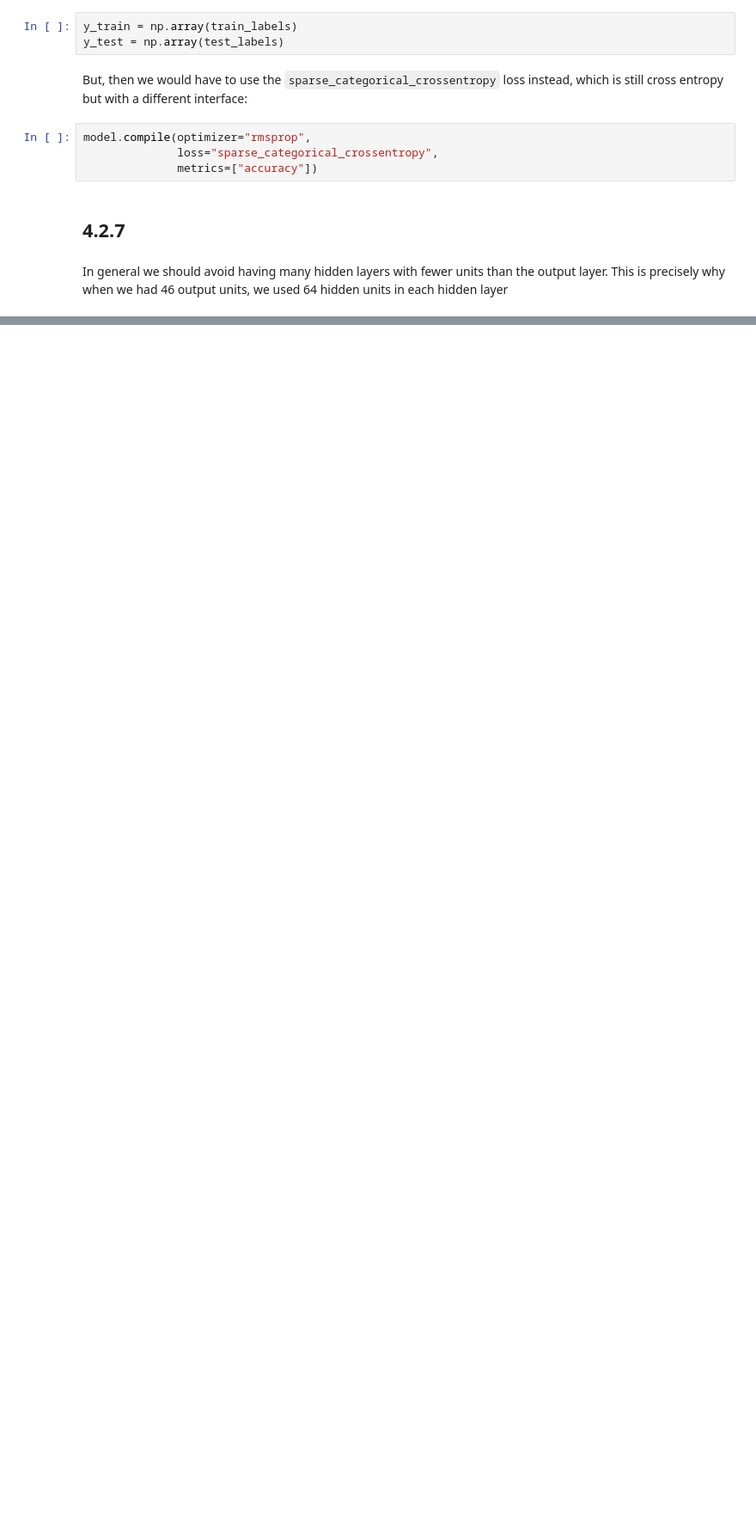
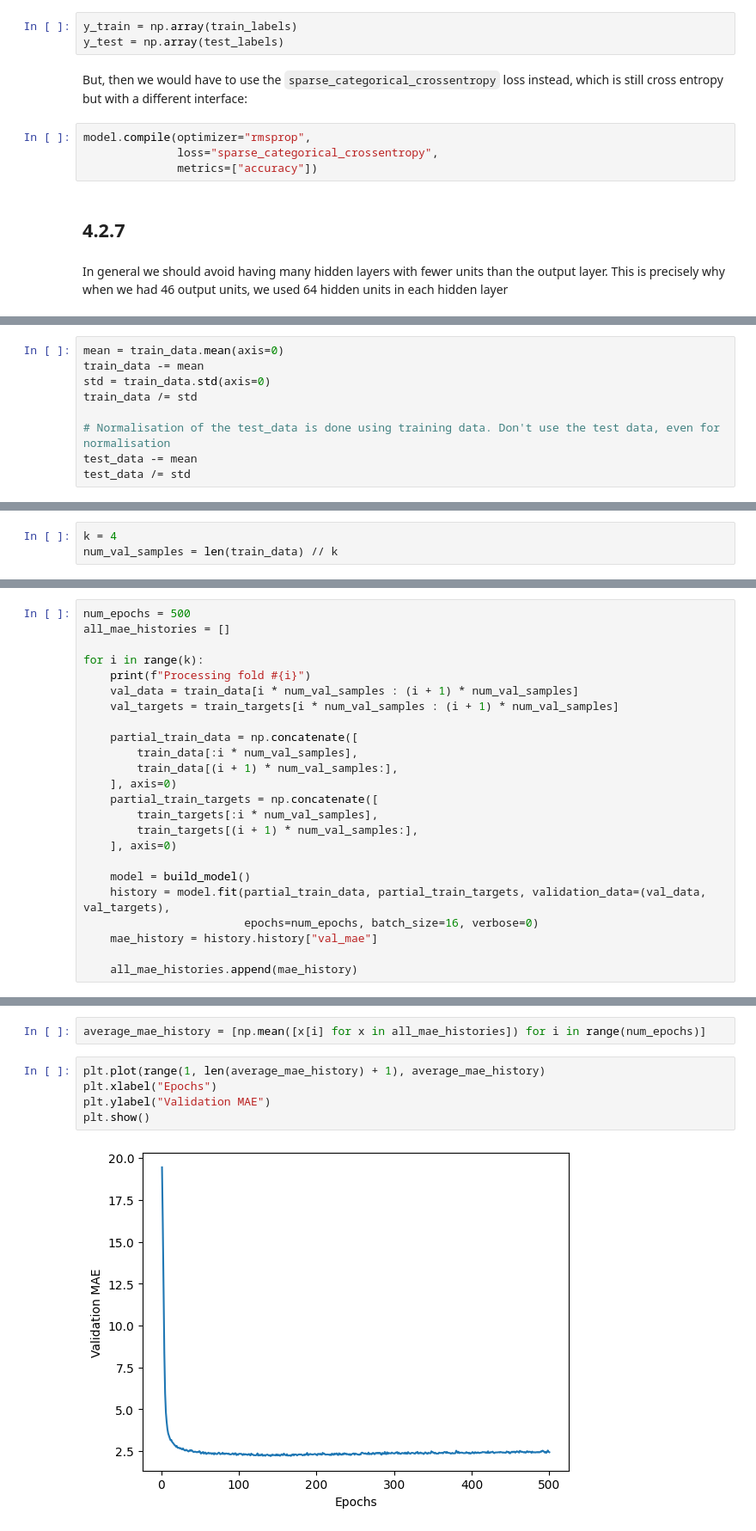
Before and after one commit to izuane/deep-learning-exercises, a Jupyter notebook: deep-learning-with-python/chapter-4-notebook.ipynb, the cells around one changed output, grey strips where cells are left out. Shown: that part at 86% size. Cells and saved outputs as stored; diff of their text form; blank space fills up the shorter version.

Commit message:
chore(data-learning-with-python): add chapter 4.3

```diff
--- a/deep-learning-with-python/chapter-4-notebook.ipynb
+++ b/deep-learning-with-python/chapter-4-notebook.ipynb
@@ -431,0 +471,9 @@ In general we should avoid having many hidden layers with fewer units than the o
+# %%
+mean = train_data.mean(axis=0)
+train_data -= mean
+std = train_data.std(axis=0)
+train_data /= std
+
+# Normalisation of the test_data is done using training data. Don't use the test data, even for normalisation
+test_data -= mean
+test_data /= std
@@ -431,0 +529,3 @@ In general we should avoid having many hidden layers with fewer units than the o
+# %%
+k = 4
+num_val_samples = len(train_data) // k
@@ -431,0 +567,24 @@ In general we should avoid having many hidden layers with fewer units than the o
+# %%
+num_epochs = 500
+all_mae_histories = []
+
+for i in range(k):
+    print(f"Processing fold #{i}")
+    val_data = train_data[i * num_val_samples : (i + 1) * num_val_samples]
+    val_targets = train_targets[i * num_val_samples : (i + 1) * num_val_samples]
+
+    partial_train_data = np.concatenate([
+        train_data[:i * num_val_samples],
+        train_data[(i + 1) * num_val_samples:],
+    ], axis=0)
+    partial_train_targets = np.concatenate([
+        train_targets[:i * num_val_samples],
+        train_targets[(i + 1) * num_val_samples:],
+    ], axis=0)
+
+    model = build_model()
+    history = model.fit(partial_train_data, partial_train_targets, validation_data=(val_data, val_targets),
+                        epochs=num_epochs, batch_size=16, verbose=0)
+    mae_history = history.history["val_mae"]
+
+    all_mae_histories.append(mae_history)
@@ -431,0 +596,9 @@ In general we should avoid having many hidden layers with fewer units than the o
+# %%
+average_mae_history = [np.mean([x[i] for x in all_mae_histories]) for i in range(num_epochs)]
+# %%
+plt.plot(range(1, len(average_mae_history) + 1), average_mae_history)
+plt.xlabel("Epochs")
+plt.ylabel("Validation MAE")
+plt.show()
+# %% [output]
+[figure, added]
```
Also changed, not shown: parts of 24 cells of this notebook.
